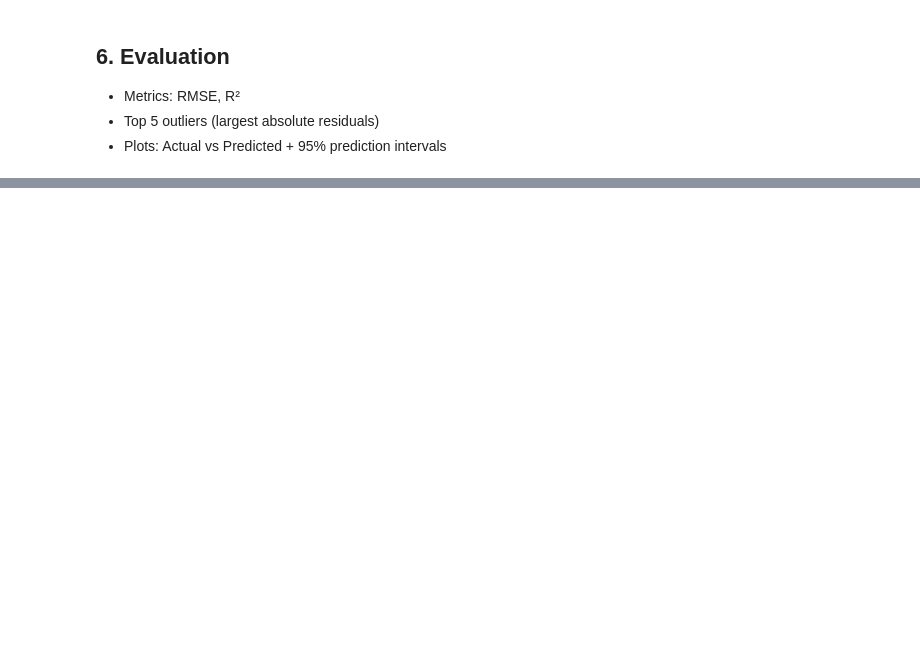
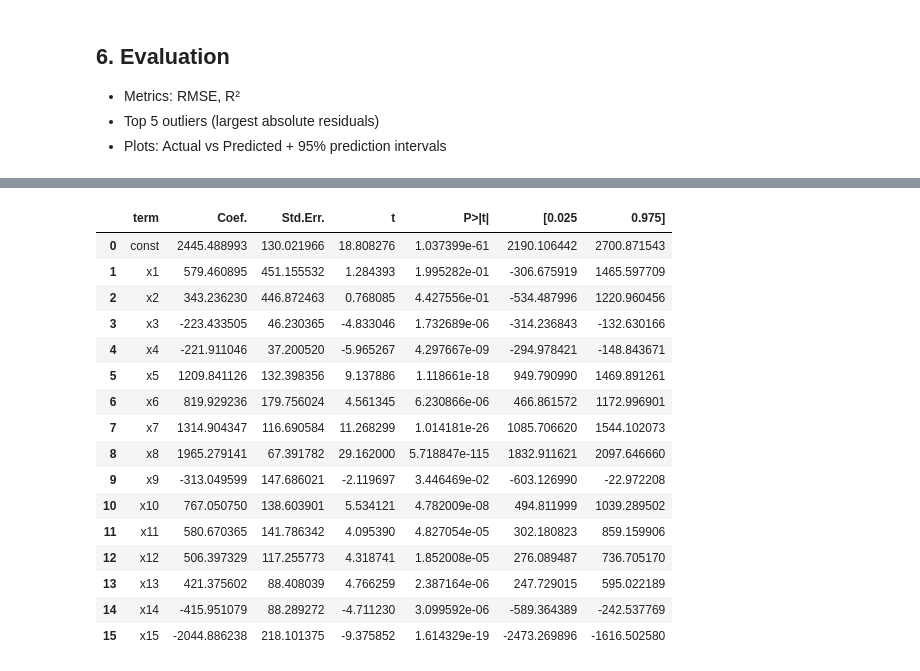
Before and after one commit to Aweeeeei/AIOT-HW2, a Jupyter notebook: 7114056007_hw2.ipynb, the cells around one changed output, grey strips where cells are left out. Cells and saved outputs as stored; diff of their text form; code cells hidden in the pictures; blank space fills up the shorter version.

```diff
--- a/7114056007_hw2.ipynb
+++ b/7114056007_hw2.ipynb
@@ -37,7 +33,7 @@ import pandas as pd
 
 # Load dataset
 try:
-    df = pd.read_csv(DATA_PATH)
+    df = pd.read_csv('day.csv')
     print('Loaded dataset shape:', df.shape)
     display(df.head())
 except Exception as e:
@@ -64,7 +69,7 @@ print('Categorical features:', categorical_features)
 
 preprocessor = ColumnTransformer(transformers=[
     ('num', StandardScaler(), numeric_features),
-    ('cat', OneHotEncoder(drop='first', sparse=False), categorical_features)
+    ('cat', OneHotEncoder(drop='first'), categorical_features)
 ])
 
 # Fit preprocessor to get transformed feature names
@@ -106,14 +168,19 @@ from sklearn.pipeline import Pipeline
 from sklearn.model_selection import train_test_split
 from sklearn.metrics import mean_squared_error, r2_score
 import numpy as np
+from sklearn.linear_model import LinearRegression
 
 # Build selector transformer
 class ColumnSelector:
     def __init__(self, mask):
-        self.mask = np.array(mask)
+        self.mask = np.array(mask, dtype=bool)
     def fit(self, X, y=None):
         return self
     def transform(self, X):
+        # handle sparse and pandas DataFrame
+        if hasattr(X, 'toarray'):
+            X = X.toarray()
+        X = np.asarray(X)
         return X[:, self.mask]
 
 selector = ColumnSelector(selected_mask)
@@ -123,6 +190,7 @@ final_pipeline = Pipeline(steps=[('preprocessor', preprocessor), ('selector', se
 X_train, X_test, y_train, y_test = train_test_split(X, y, test_size=0.2, random_state=42)
 final_pipeline.fit(X_train, y_train)
 
+# predict
 y_pred = final_pipeline.predict(X_test)
 
 mse = mean_squared_error(y_test, y_pred)
@@ -146,12 +217,29 @@ print(top5)
 # Prepare prediction intervals using linear model theory
 # Reconstruct design matrix for selected features
 X_train_trans = preprocessor.transform(X_train)
+# If transform produced a sparse matrix, convert to dense array for design matrix calculations
+from scipy import sparse as _sparse
+if _sparse.issparse(X_train_trans):
+    X_train_trans = X_train_trans.toarray()
 X_train_sel = X_train_trans[:, selected_mask]
+# Ensure selected slice is 2-D
+if getattr(X_train_sel, 'ndim', None) == 1:
+    X_train_sel = X_train_sel.reshape(-1, 1)
 X_train_design = np.hstack([np.ones((X_train_sel.shape[0],1)), X_train_sel])
-XtX_inv = np.linalg.inv(X_train_design.T.dot(X_train_design))
+
+# Use pseudo-inverse for stability and check condition number
+XtX = X_train_design.T.dot(X_train_design)
+cond = np.linalg.cond(XtX)
+if cond > 1e12:
+    print(f'Warning: X^T X condition number is large ({cond:.2e}) — using pseudo-inverse')
+XtX_inv = np.linalg.pinv(XtX)
 
 X_test_trans = preprocessor.transform(X_test)
+if _sparse.issparse(X_test_trans):
+    X_test_trans = X_test_trans.toarray()
 X_test_sel = X_test_trans[:, selected_mask]
+if getattr(X_test_sel, 'ndim', None) == 1:
+    X_test_sel = X_test_sel.reshape(-1, 1)
 X_test_design = np.hstack([np.ones((X_test_sel.shape[0],1)), X_test_sel])
 
 n_train = X_train_design.shape[0]
@@ -162,8 +250,39 @@ sigma_hat = np.sqrt(rss / (n_train - p))
 
 from scipy.stats import t
 tval = t.ppf(0.975, df=n_train - p)
+# Classic OLS-based prediction intervals (as implemented earlier)
 se_pred = np.array([sigma_hat * np.sqrt(1.0 + x0.reshape(1,-1).dot(XtX_inv).dot(x0.reshape(-1,1))[0,0]) for x0 in X_test_design])
 lower = y_pred - tval * se_pred
 upper = y_pred + tval * se_pred
 
-print('\nPrediction intervals computed (95%).')
+print('\nPrediction intervals computed (95%) using OLS formula.')
+
+# --- Additional: statsmodels OLS for coefficient std errors and prediction intervals ---
+try:
+    import statsmodels.api as sm
+    # Fit OLS on training design matrix (includes intercept column)
+    sm_model = sm.OLS(y_train.values, X_train_design).fit()
+    print('\nStatsmodels OLS summary:')
+    print(sm_model.summary())
+
+    # Coefficients table with std err and 95% CI
+    coef_table = sm_model.summary2().tables[1].reset_index().rename(columns={'index':'term'})
+    print('\nCoefficient estimates with std err and 95% CI (statsmodels):')
+    display(coef_table)
+
+    # Use statsmodels to compute prediction intervals for test set (obs_ci gives prediction interval)
+    pred = sm_model.get_prediction(X_test_design)
+    pred_df = pred.summary_frame(alpha=0.05)  # columns: mean, mean_se, mean_ci_lower/upper, obs_ci_lower/upper
+    # Use obs_ci_{lower,upper} as prediction intervals for observations
+    if 'obs_ci_lower' in pred_df.columns and 'obs_ci_upper' in pred_df.columns:
+        lower_sm = pred_df['obs_ci_lower'].values
+        upper_sm = pred_df['obs_ci_upper'].values
+        print('\nPrediction intervals computed (95%) using statsmodels (obs_ci).')
+        # Overwrite previous lower/upper with statsmodels results for plotting consistency
+        lower = lower_sm
+        upper = upper_sm
+    else:
+        print('\nWarning: statsmodels did not return obs_ci columns; keeping OLS-formula intervals.')
+except Exception as e:
+    print('\nStatsmodels OLS step skipped due to error:', e)
+# %% [output]
@@ -169,0 +306,17 @@ print('\nPrediction intervals computed (95%).')
+|  | term | Coef. | Std.Err. | t | P>|t| | [0.025 | 0.975] |
+| 0 | const | 2445.488993 | 130.021966 | 18.808276 | 1.037399e-61 | 2190.106442 | 2700.871543 |
+| 1 | x1 | 579.460895 | 451.155532 | 1.284393 | 1.995282e-01 | -306.675919 | 1465.597709 |
+| 2 | x2 | 343.236230 | 446.872463 | 0.768085 | 4.427556e-01 | -534.487996 | 1220.960456 |
+| 3 | x3 | -223.433505 | 46.230365 | -4.833046 | 1.732689e-06 | -314.236843 | -132.630166 |
+| 4 | x4 | -221.911046 | 37.200520 | -5.965267 | 4.297667e-09 | -294.978421 | -148.843671 |
+| 5 | x5 | 1209.841126 | 132.398356 | 9.137886 | 1.118661e-18 | 949.790990 | 1469.891261 |
+| 6 | x6 | 819.929236 | 179.756024 | 4.561345 | 6.230866e-06 | 466.861572 | 1172.996901 |
+| 7 | x7 | 1314.904347 | 116.690584 | 11.268299 | 1.014181e-26 | 1085.706620 | 1544.102073 |
+| 8 | x8 | 1965.279141 | 67.391782 | 29.162000 | 5.718847e-115 | 1832.911621 | 2097.646660 |
+| 9 | x9 | -313.049599 | 147.686021 | -2.119697 | 3.446469e-02 | -603.126990 | -22.972208 |
+| 10 | x10 | 767.050750 | 138.603901 | 5.534121 | 4.782009e-08 | 494.811999 | 1039.289502 |
+| 11 | x11 | 580.670365 | 141.786342 | 4.095390 | 4.827054e-05 | 302.180823 | 859.159906 |
+| 12 | x12 | 506.397329 | 117.255773 | 4.318741 | 1.852008e-05 | 276.089487 | 736.705170 |
+| 13 | x13 | 421.375602 | 88.408039 | 4.766259 | 2.387164e-06 | 247.729015 | 595.022189 |
+| 14 | x14 | -415.951079 | 88.289272 | -4.711230 | 3.099592e-06 | -589.364389 | -242.537769 |
+| 15 | x15 | -2044.886238 | 218.101375 | -9.375852 | 1.614329e-19 | -2473.269896 | -1616.502580 |
```
Also changed, not shown: parts of 12 cells of this notebook, 6 other files.
